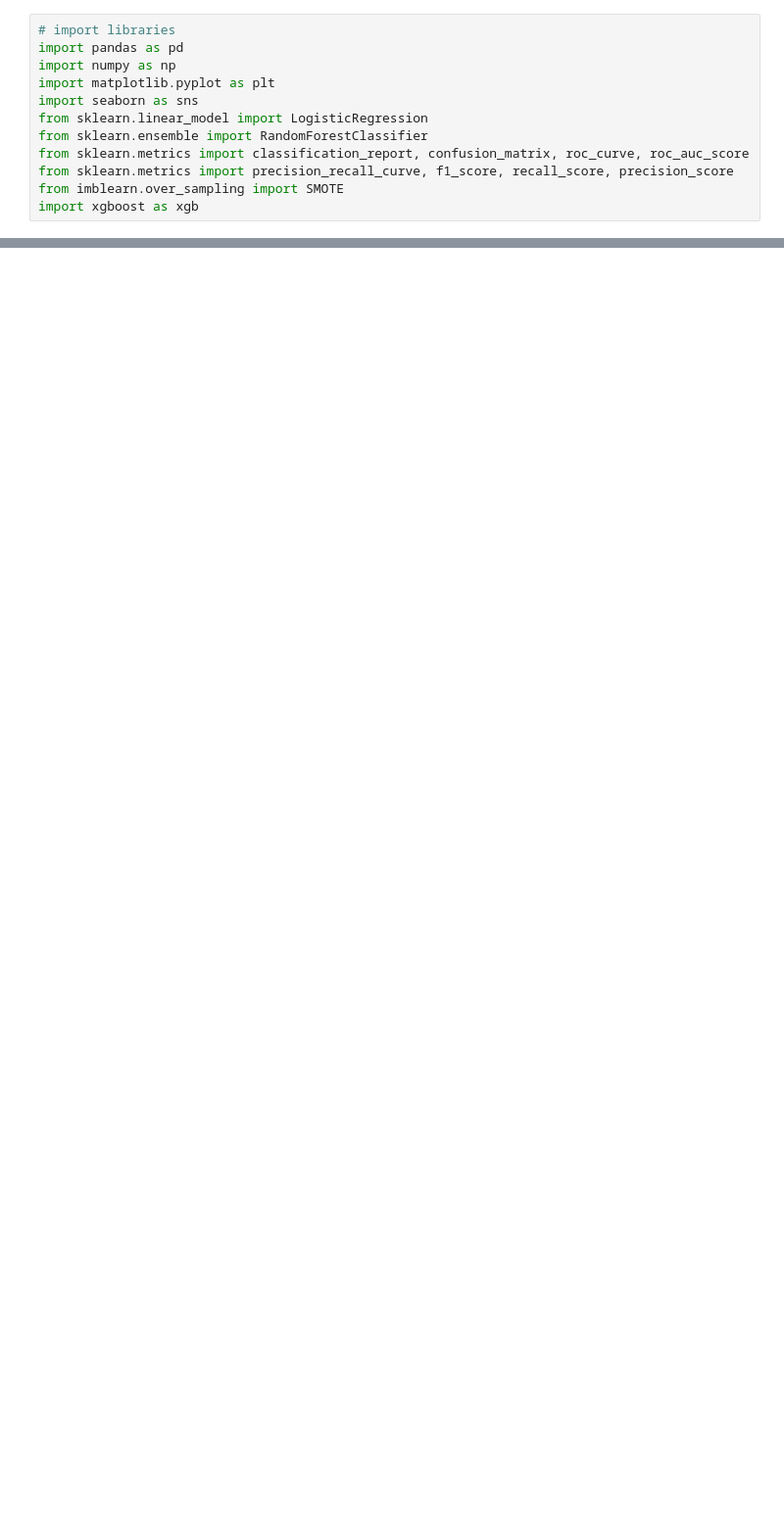
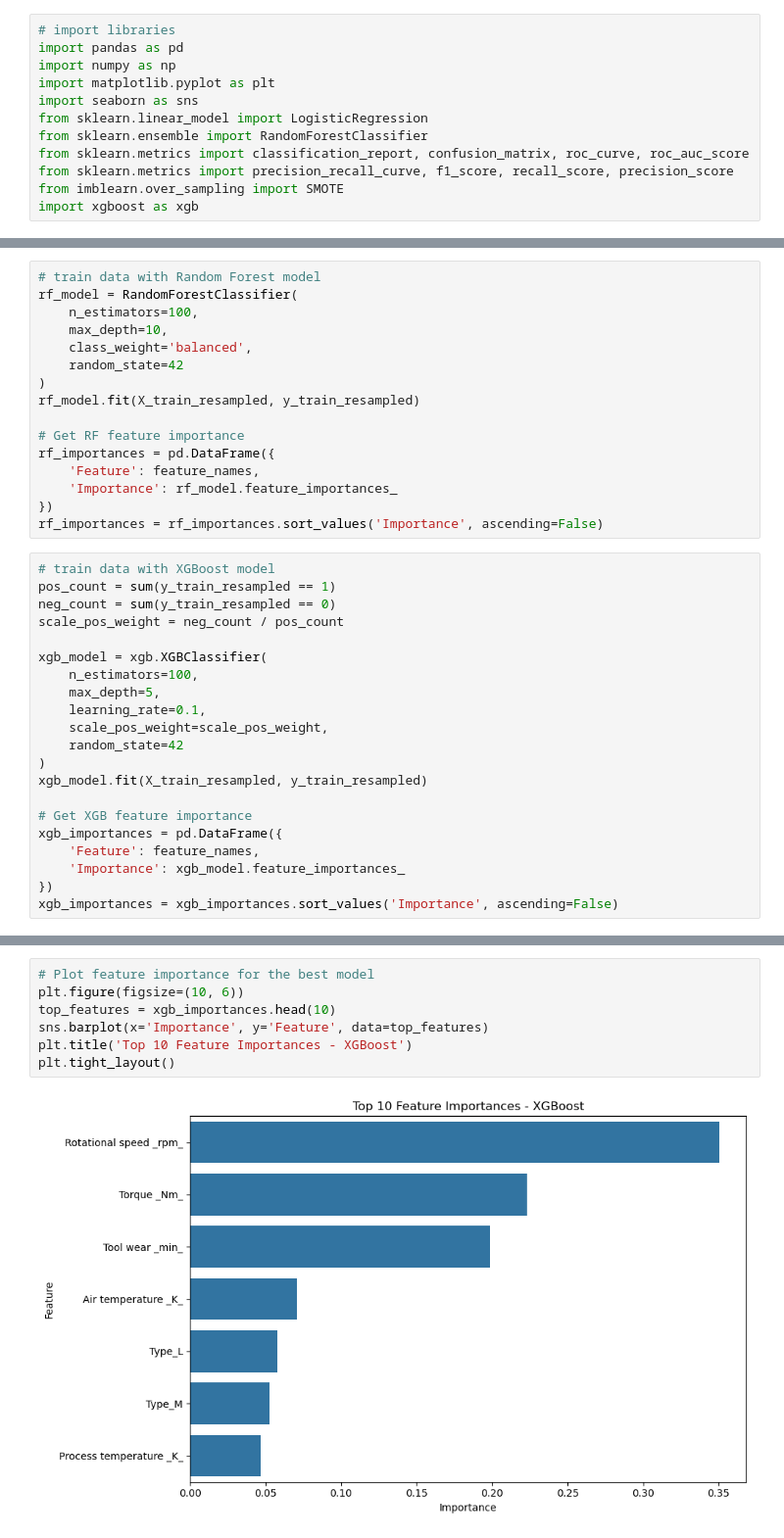
Before and after one commit to Hossein-Haghshenas/industrial-machine-fail-prediction, a Jupyter notebook: predict-maintenance.ipynb, the cells around one changed output, grey strips where cells are left out. Shown at 98% size. Drawn from its saved outputs; the diff is of its cells as text; blank space fills up the shorter version.

```diff
--- a/predict-maintenance.ipynb
+++ b/predict-maintenance.ipynb
@@ -34,0 +59,37 @@ import xgboost as xgb
+# %%
+# train data with Random Forest model
+rf_model = RandomForestClassifier(
+    n_estimators=100,
+    max_depth=10,
+    class_weight='balanced',
+    random_state=42
+)
+rf_model.fit(X_train_resampled, y_train_resampled)
+
+# Get RF feature importance
+rf_importances = pd.DataFrame({
+    'Feature': feature_names,
+    'Importance': rf_model.feature_importances_
+})
+rf_importances = rf_importances.sort_values('Importance', ascending=False)
+# %%
+# train data with XGBoost model
+pos_count = sum(y_train_resampled == 1)
+neg_count = sum(y_train_resampled == 0)
+scale_pos_weight = neg_count / pos_count
+
+xgb_model = xgb.XGBClassifier(
+    n_estimators=100,
+    max_depth=5,
+    learning_rate=0.1,
+    scale_pos_weight=scale_pos_weight,
+    random_state=42
+)
+xgb_model.fit(X_train_resampled, y_train_resampled)
+
+# Get XGB feature importance
+xgb_importances = pd.DataFrame({
+    'Feature': feature_names,
+    'Importance': xgb_model.feature_importances_
+})
+xgb_importances = xgb_importances.sort_values('Importance', ascending=False)
@@ -34,0 +138,9 @@ import xgboost as xgb
+# %%
+# Plot feature importance for the best model
+plt.figure(figsize=(10, 6))
+top_features = xgb_importances.head(10)
+sns.barplot(x='Importance', y='Feature', data=top_features)
+plt.title('Top 10 Feature Importances - XGBoost')
+plt.tight_layout()
+# %% [output]
+[figure, added]
```
Also changed, not shown: parts of 7 cells of this notebook.
